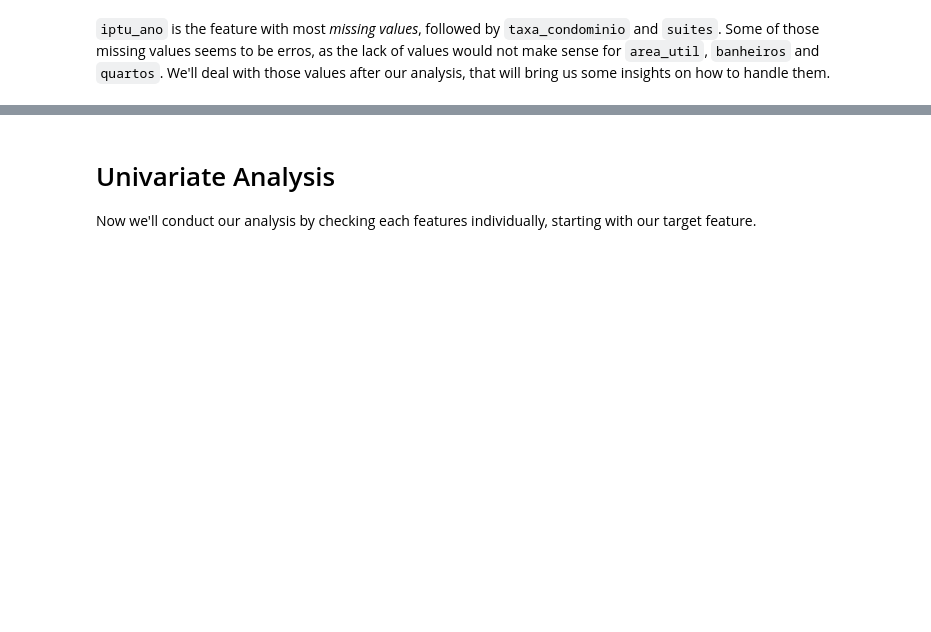
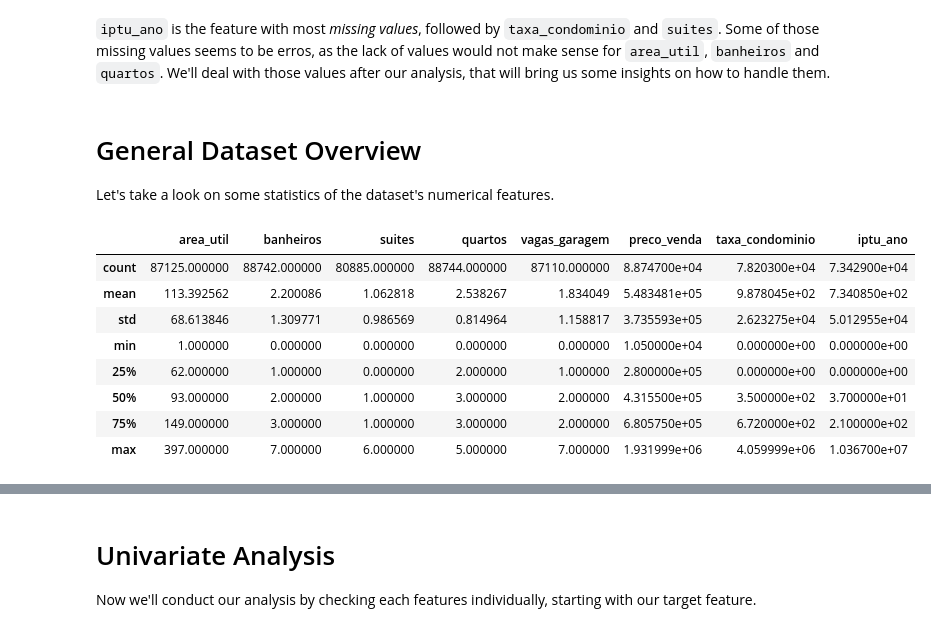
Before and after one commit to TheCamilovisk/HousePricePredictionApp, a Jupyter notebook: notebooks/02-exploratory-data-analysis.ipynb, the cells around one changed output, grey strips where cells are left out. Cells and saved outputs as stored; diff of their text form; code cells hidden in the pictures; blank space fills up the shorter version.

```diff
--- a/notebooks/02-exploratory-data-analysis.ipynb
+++ b/notebooks/02-exploratory-data-analysis.ipynb
@@ -85,2 +85,18 @@ ax.set_title("Missing values counts by feature");
 # %% [markdown]
 `iptu_ano` is the feature with most *missing values*, followed by `taxa_condominio` and `suites`. Some of those missing values seems to be erros, as the lack of values would not make sense for `area_util`, `banheiros` and `quartos`. We'll deal with those values after our analysis, that will bring us some insights on how to handle them.
+# %% [markdown]
+# General Dataset Overview
+
+Let's take a look on some statistics of the dataset's numerical features.
+# %%
+sp_house_price.describe()
+# %% [output]
+|  | area_util | banheiros | suites | quartos | vagas_garagem | preco_venda | taxa_condominio | iptu_ano |
+| count | 87125.000000 | 88742.000000 | 80885.000000 | 88744.000000 | 87110.000000 | 8.874700e+04 | 7.820300e+04 | 7.342900e+04 |
+| mean | 113.392562 | 2.200086 | 1.062818 | 2.538267 | 1.834049 | 5.483481e+05 | 9.878045e+02 | 7.340850e+02 |
+| std | 68.613846 | 1.309771 | 0.986569 | 0.814964 | 1.158817 | 3.735593e+05 | 2.623275e+04 | 5.012955e+04 |
+| min | 1.000000 | 0.000000 | 0.000000 | 0.000000 | 0.000000 | 1.050000e+04 | 0.000000e+00 | 0.000000e+00 |
+| 25% | 62.000000 | 1.000000 | 0.000000 | 2.000000 | 1.000000 | 2.800000e+05 | 0.000000e+00 | 0.000000e+00 |
+| 50% | 93.000000 | 2.000000 | 1.000000 | 3.000000 | 2.000000 | 4.315500e+05 | 3.500000e+02 | 3.700000e+01 |
+| 75% | 149.000000 | 3.000000 | 1.000000 | 3.000000 | 2.000000 | 6.805750e+05 | 6.720000e+02 | 2.100000e+02 |
+| max | 397.000000 | 7.000000 | 6.000000 | 5.000000 | 7.000000 | 1.931999e+06 | 4.059999e+06 | 1.036700e+07 |
```
Also changed, not shown: parts of 12 cells of this notebook.
